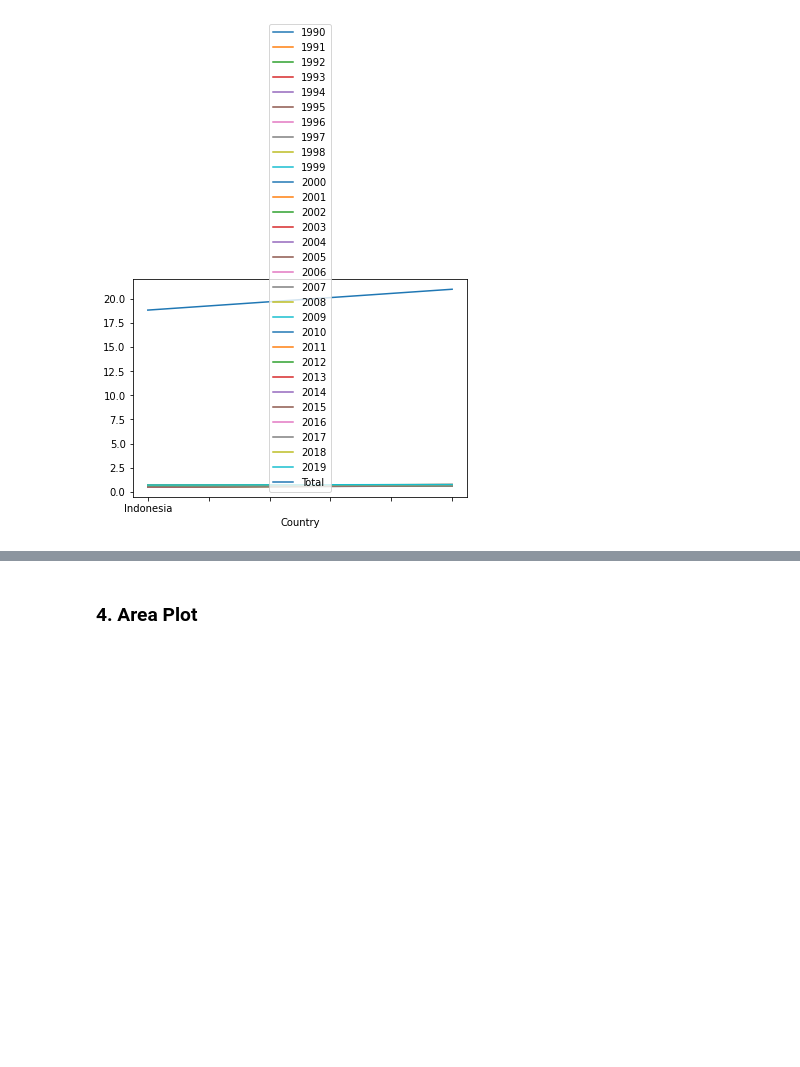
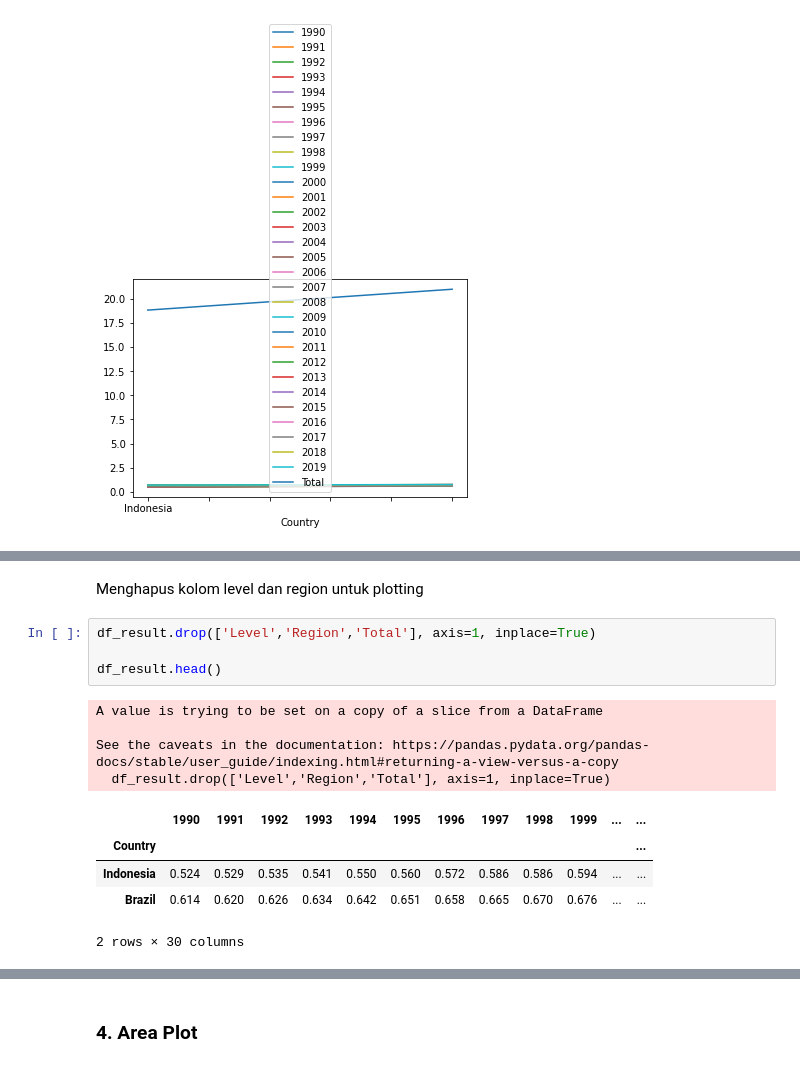
Before and after one commit to AbdulHafidh-AI/ProyekVisdat, a Jupyter notebook: HumanDevelopmentIndex.ipynb, the cells around one changed output, grey strips where cells are left out. Drawn from its saved outputs; the diff is of its cells as text; blank space fills up the shorter version.

```diff
--- a/HumanDevelopmentIndex.ipynb
+++ b/HumanDevelopmentIndex.ipynb
@@ -314,3 +322,19 @@ df_result.plot(kind = 'line')
+# %% [markdown]
+Menghapus kolom level dan region untuk plotting
+# %%
+df_result.drop(['Level','Region','Total'], axis=1, inplace=True)
+
+df_result.head()
+# %% [output]
+A value is trying to be set on a copy of a slice from a DataFrame
+
+See the caveats in the documentation: https://pandas.pydata.org/pandas-docs/stable/user_guide/indexing.html#returning-a-view-versus-a-copy
+  df_result.drop(['Level','Region','Total'], axis=1, inplace=True)
+|  | 1990 | 1991 | 1992 | 1993 | 1994 | 1995 | 1996 | 1997 | 1998 | 1999 | ... | ... |
+| Country |  |  |  |  |  |  |  |  |  |  |  | ... |
+| Indonesia | 0.524 | 0.529 | 0.535 | 0.541 | 0.550 | 0.560 | 0.572 | 0.586 | 0.586 | 0.594 | ... | ... |
+| Brazil | 0.614 | 0.620 | 0.626 | 0.634 | 0.642 | 0.651 | 0.658 | 0.665 | 0.670 | 0.676 | ... | ... |
+2 rows × 30 columns
 # %%
 df_result = df_result.transpose()
 df_result.head()
```
Also changed, not shown: parts of 3 cells of this notebook.
